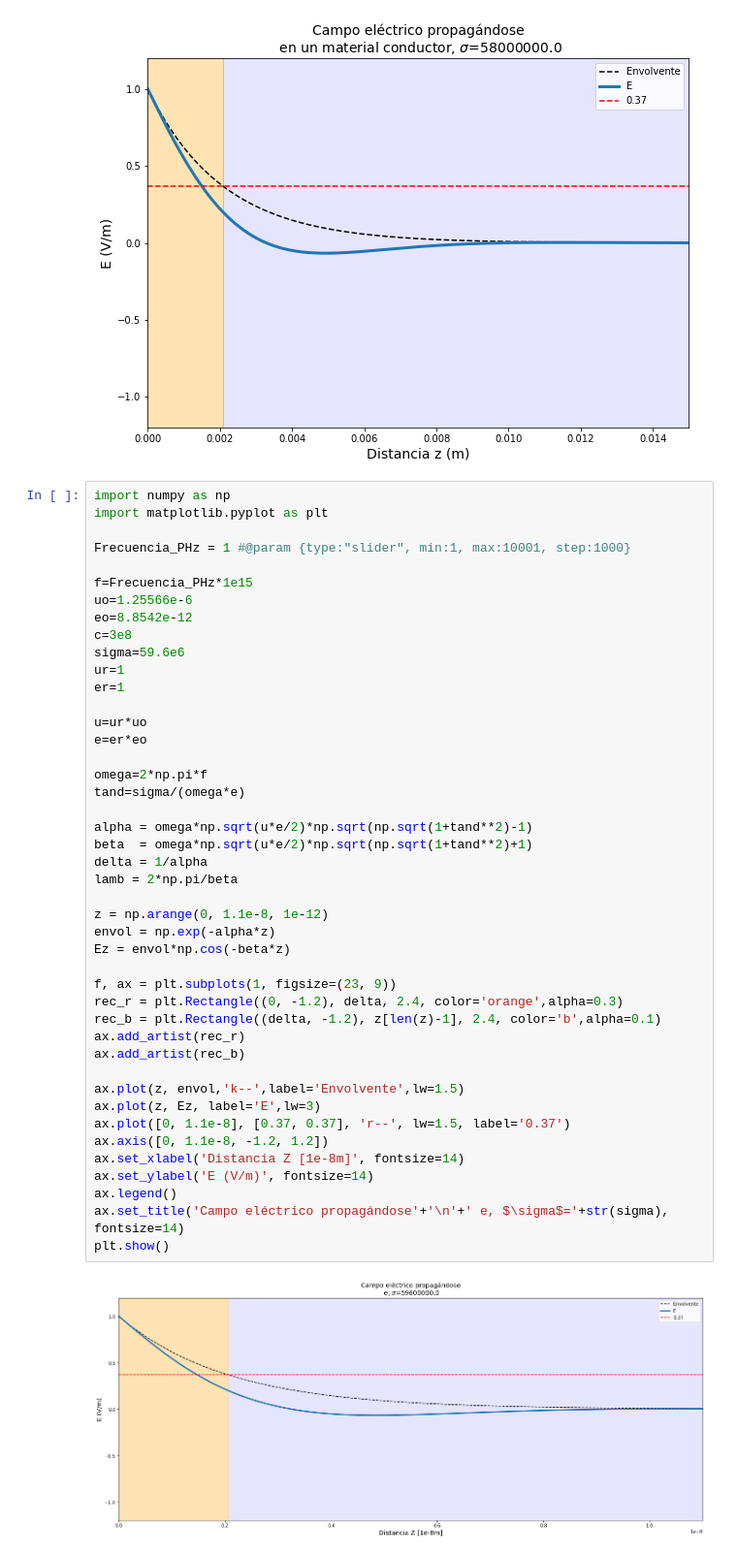
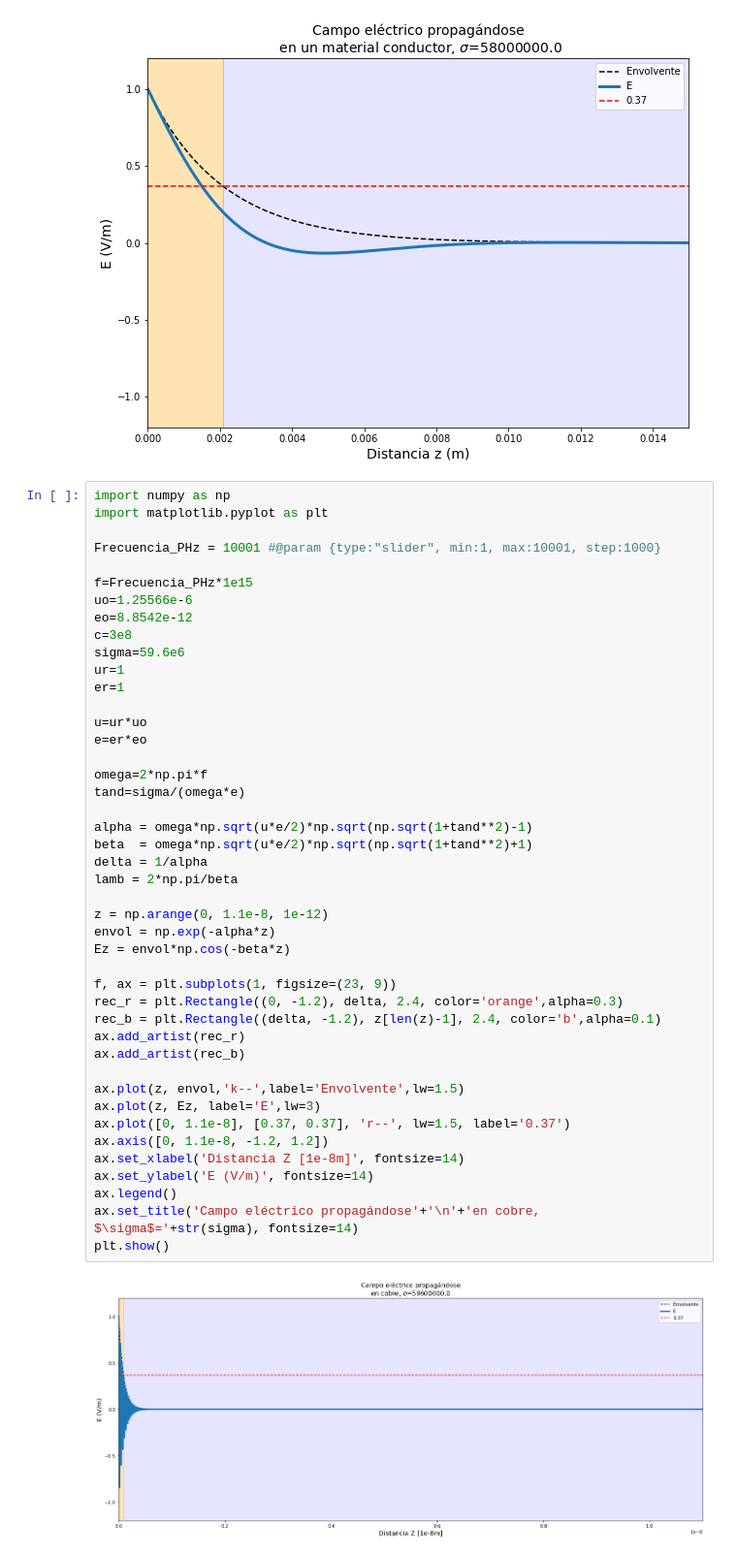
Before and after one commit to luisedu96/TransmisionGuiada, a Jupyter notebook: Actividades/Medios_electricos.ipynb, the cells around one changed output. Shown at 97% size. Drawn from its saved outputs; the diff is of its cells as text.

```diff
--- a/Actividades/Medios_electricos.ipynb
+++ b/Actividades/Medios_electricos.ipynb
@@ -93,7 +93,7 @@ plt.show()
 import numpy as np
 import matplotlib.pyplot as plt
 
-Frecuencia_PHz = 1 #@param {type:"slider", min:1, max:10001, step:1000}
+Frecuencia_PHz = 10001 #@param {type:"slider", min:1, max:10001, step:1000}
 
 f=Frecuencia_PHz*1e15
 uo=1.25566e-6
@@ -106,32 +106,32 @@ er=1
 u=ur*uo
 e=er*eo
 
 omega=2*np.pi*f
 tand=sigma/(omega*e)
 
 alpha = omega*np.sqrt(u*e/2)*np.sqrt(np.sqrt(1+tand**2)-1)
 beta  = omega*np.sqrt(u*e/2)*np.sqrt(np.sqrt(1+tand**2)+1)
 delta = 1/alpha
 lamb = 2*np.pi/beta
 
 z = np.arange(0, 1.1e-8, 1e-12)
 envol = np.exp(-alpha*z)
 Ez = envol*np.cos(-beta*z)
 
 f, ax = plt.subplots(1, figsize=(23, 9))
 rec_r = plt.Rectangle((0, -1.2), delta, 2.4, color='orange',alpha=0.3)
 rec_b = plt.Rectangle((delta, -1.2), z[len(z)-1], 2.4, color='b',alpha=0.1)
 ax.add_artist(rec_r)
 ax.add_artist(rec_b)
 
 ax.plot(z, envol,'k--',label='Envolvente',lw=1.5)
 ax.plot(z, Ez, label='E',lw=3)
 ax.plot([0, 1.1e-8], [0.37, 0.37], 'r--', lw=1.5, label='0.37')
 ax.axis([0, 1.1e-8, -1.2, 1.2])
 ax.set_xlabel('Distancia Z [1e-8m]', fontsize=14)
 ax.set_ylabel('E (V/m)', fontsize=14)
 ax.legend()
-ax.set_title('Campo eléctrico propagándose'+'\n'+' e, $\sigma$='+str(sigma), fontsize=14)
+ax.set_title('Campo eléctrico propagándose'+'\n'+'en cobre, $\sigma$='+str(sigma), fontsize=14)
 plt.show()
 # %% [output]
-[figure, old version]
+[figure, new version]
```
